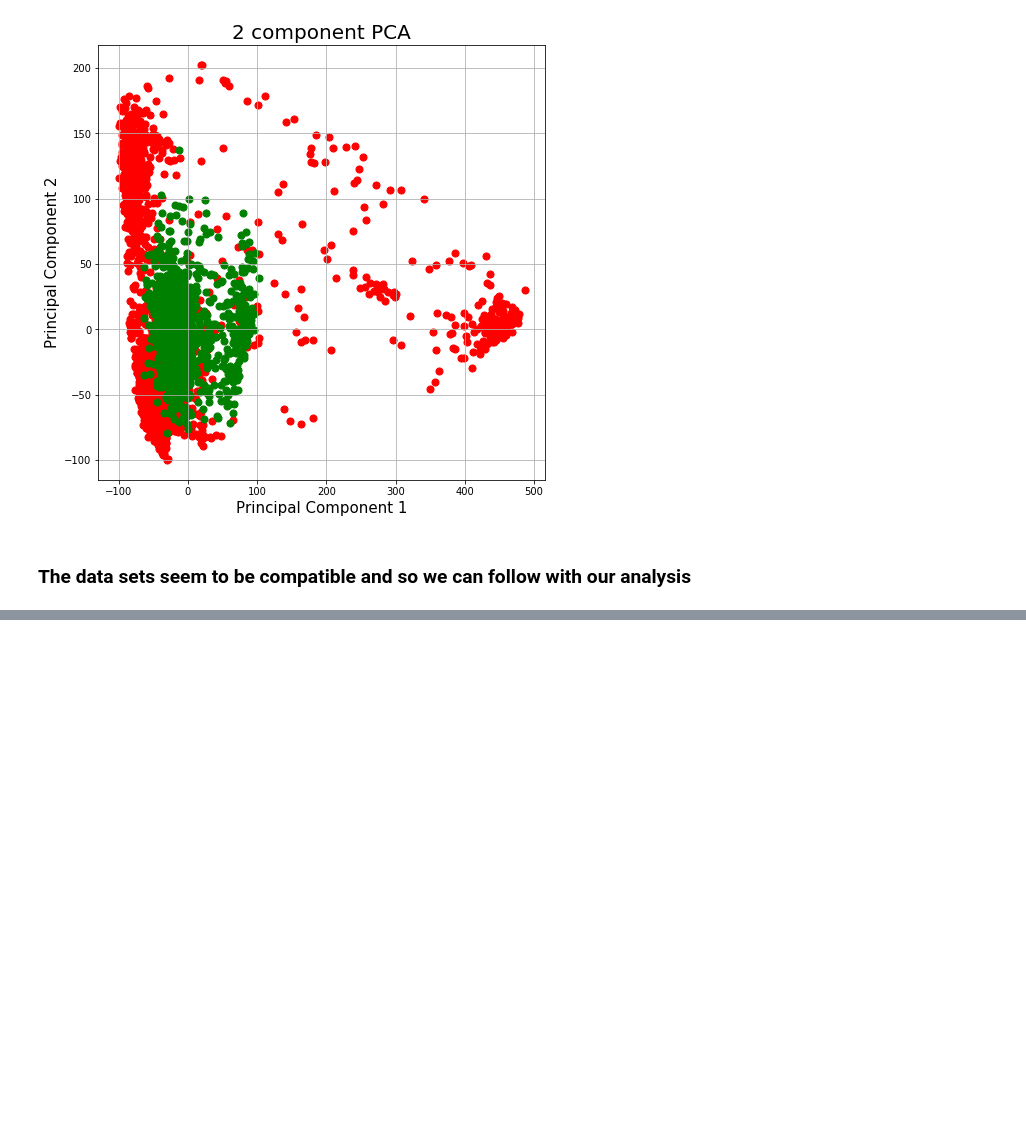
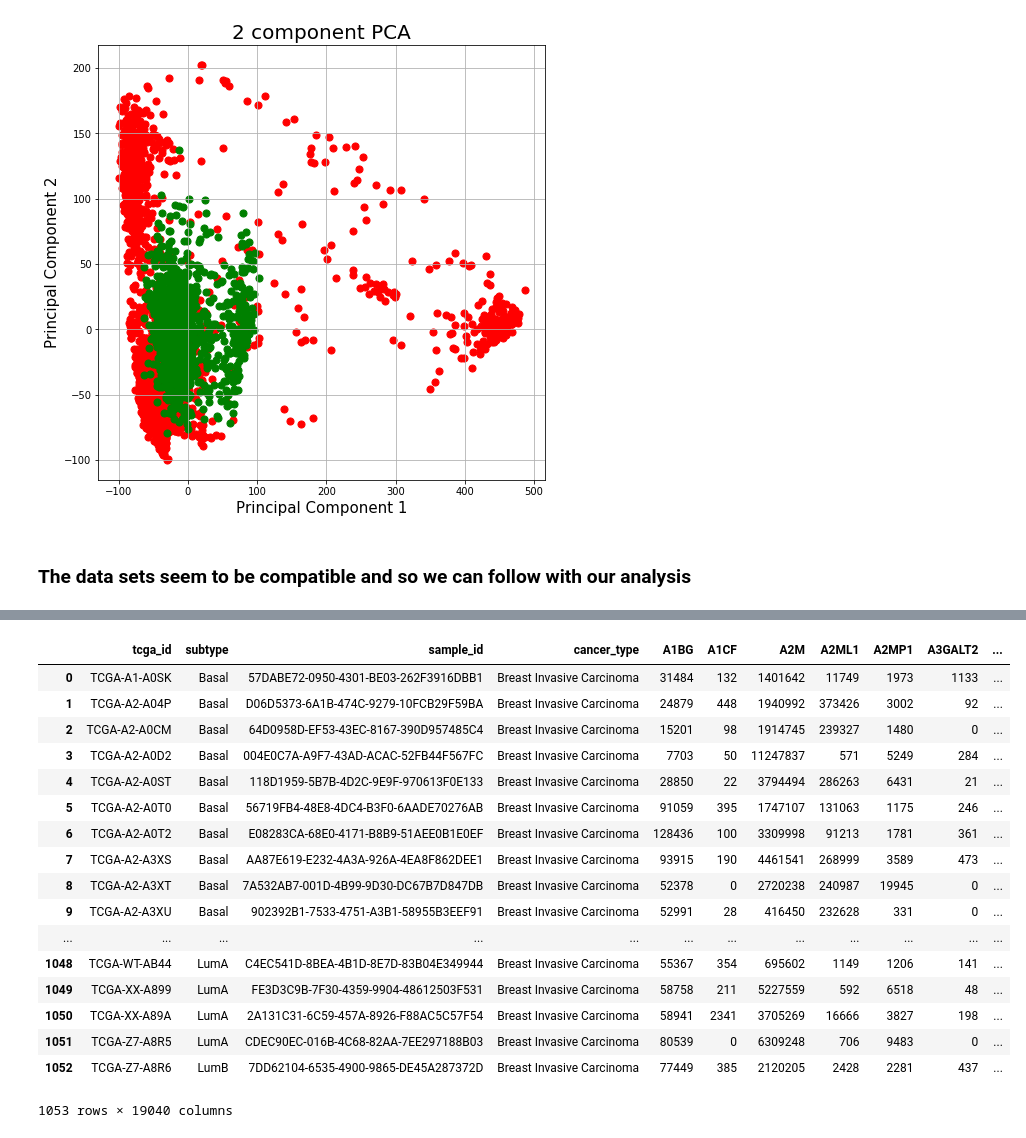
Before and after one commit to DEIB-GECO/brca_subtype, a Jupyter notebook: notebooks/ARCHS4_tcga_preprocessing.ipynb, the cells around one changed output, grey strips where cells are left out. Drawn from its saved outputs; the diff is of its cells as text; code cells hidden in the pictures; blank space fills up the shorter version.

```diff
--- a/notebooks/ARCHS4_tcga_preprocessing.ipynb
+++ b/notebooks/ARCHS4_tcga_preprocessing.ipynb
@@ -552,3 +552,14 @@ ax.grid()
 [figure]
 # %% [markdown]
 ### The data sets seem to be compatible and so we can follow with our analysis
+# %%
+tcga_raw_19036 = pd.read_pickle("../data/tcga_raw_19036.pkl")
+brca_train = pd.read_csv("../data/TCGA_source/TCGA817-FULL_SET.csv")
+brca_test = pd.read_csv("../data/TCGA_source/PAN CANCER ATLAS TCGA- FINAL TEST SET-236.csv")
+
+brca_test = brca_test[["TCGA_ID", "expert_PAM50_subtypes"]]
+brca_train = brca_train[["TCGA_ID", "Ciriello_subtype"]]
+brca_test = brca_test.rename(index=str, columns={"TCGA_ID": "tcga_id", "expert_PAM50_subtypes": "subtype"})
+brca_train = brca_train.rename(index=str, columns={"TCGA_ID": "tcga_id", "Ciriello_subtype": "subtype"})
+
+brca_all = pd.concat([brca_train, brca_test], axis=0)
@@ -554,0 +587,27 @@ ax.grid()
+# %%
+brca_all["tcga_id"] = brca_all["tcga_id"].apply(lambda x: x[:12])
+tcga_raw_19036.sort_values(by="tcga_id", inplace=True)
+tcga_raw_19036["tcga_id"] = tcga_raw_19036["tcga_id"].apply(lambda x: x[:12])
+tcga_raw_19036.drop_duplicates(subset="tcga_id", keep="first", inplace=True)
+merged = pd.merge(brca_all, tcga_raw_19036, on="tcga_id")
+# %%
+merged
+# %% [output]
+|  | tcga_id | subtype | sample_id | cancer_type | A1BG | A1CF | A2M | A2ML1 | A2MP1 | A3GALT2 | ... |
+| 0 | TCGA-A1-A0SK | Basal | 57DABE72-0950-4301-BE03-262F3916DBB1 | Breast Invasive Carcinoma | 31484 | 132 | 1401642 | 11749 | 1973 | 1133 | ... |
+| 1 | TCGA-A2-A04P | Basal | D06D5373-6A1B-474C-9279-10FCB29F59BA | Breast Invasive Carcinoma | 24879 | 448 | 1940992 | 373426 | 3002 | 92 | ... |
+| 2 | TCGA-A2-A0CM | Basal | 64D0958D-EF53-43EC-8167-390D957485C4 | Breast Invasive Carcinoma | 15201 | 98 | 1914745 | 239327 | 1480 | 0 | ... |
+| 3 | TCGA-A2-A0D2 | Basal | 004E0C7A-A9F7-43AD-ACAC-52FB44F567FC | Breast Invasive Carcinoma | 7703 | 50 | 11247837 | 571 | 5249 | 284 | ... |
+| 4 | TCGA-A2-A0ST | Basal | 118D1959-5B7B-4D2C-9E9F-970613F0E133 | Breast Invasive Carcinoma | 28850 | 22 | 3794494 | 286263 | 6431 | 21 | ... |
+| 5 | TCGA-A2-A0T0 | Basal | 56719FB4-48E8-4DC4-B3F0-6AADE70276AB | Breast Invasive Carcinoma | 91059 | 395 | 1747107 | 131063 | 1175 | 246 | ... |
+| 6 | TCGA-A2-A0T2 | Basal | E08283CA-68E0-4171-B8B9-51AEE0B1E0EF | Breast Invasive Carcinoma | 128436 | 100 | 3309998 | 91213 | 1781 | 361 | ... |
+| 7 | TCGA-A2-A3XS | Basal | AA87E619-E232-4A3A-926A-4EA8F862DEE1 | Breast Invasive Carcinoma | 93915 | 190 | 4461541 | 268999 | 3589 | 473 | ... |
+| 8 | TCGA-A2-A3XT | Basal | 7A532AB7-001D-4B99-9D30-DC67B7D847DB | Breast Invasive Carcinoma | 52378 | 0 | 2720238 | 240987 | 19945 | 0 | ... |
+| 9 | TCGA-A2-A3XU | Basal | 902392B1-7533-4751-A3B1-58955B3EEF91 | Breast Invasive Carcinoma | 52991 | 28 | 416450 | 232628 | 331 | 0 | ... |
+| ... | ... | ... | ... | ... | ... | ... | ... | ... | ... | ... | ... |
+| 1048 | TCGA-WT-AB44 | LumA | C4EC541D-8BEA-4B1D-8E7D-83B04E349944 | Breast Invasive Carcinoma | 55367 | 354 | 695602 | 1149 | 1206 | 141 | ... |
+| 1049 | TCGA-XX-A899 | LumA | FE3D3C9B-7F30-4359-9904-48612503F531 | Breast Invasive Carcinoma | 58758 | 211 | 5227559 | 592 | 6518 | 48 | ... |
+| 1050 | TCGA-XX-A89A | LumA | 2A131C31-6C59-457A-8926-F88AC5C57F54 | Breast Invasive Carcinoma | 58941 | 2341 | 3705269 | 16666 | 3827 | 198 | ... |
+| 1051 | TCGA-Z7-A8R5 | LumA | CDEC90EC-016B-4C68-82AA-7EE297188B03 | Breast Invasive Carcinoma | 80539 | 0 | 6309248 | 706 | 9483 | 0 | ... |
+| 1052 | TCGA-Z7-A8R6 | LumB | 7DD62104-6535-4900-9865-DE45A287372D | Breast Invasive Carcinoma | 77449 | 385 | 2120205 | 2428 | 2281 | 437 | ... |
+1053 rows × 19040 columns
```
Also changed, not shown: parts of 6 cells of this notebook, 5 other files.
